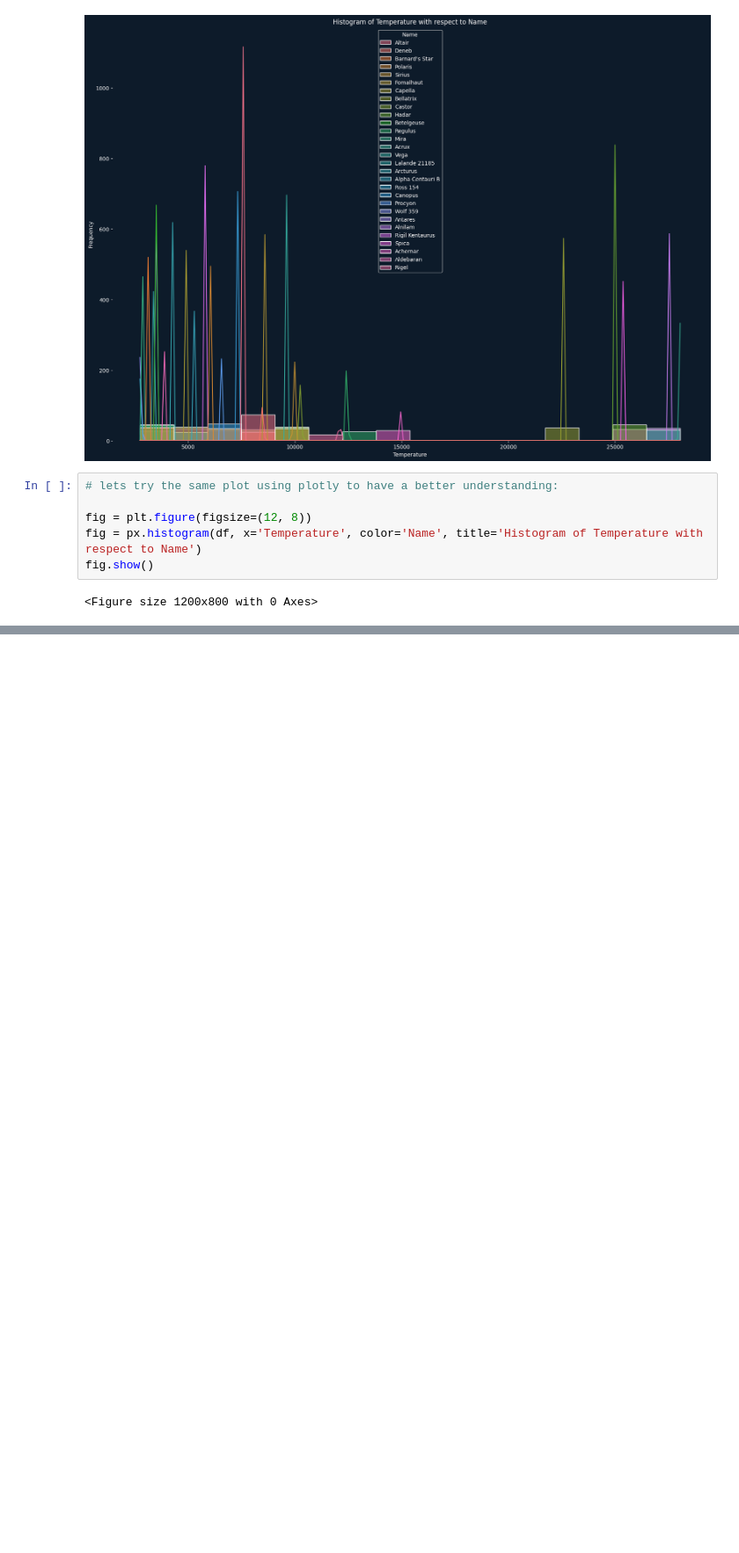
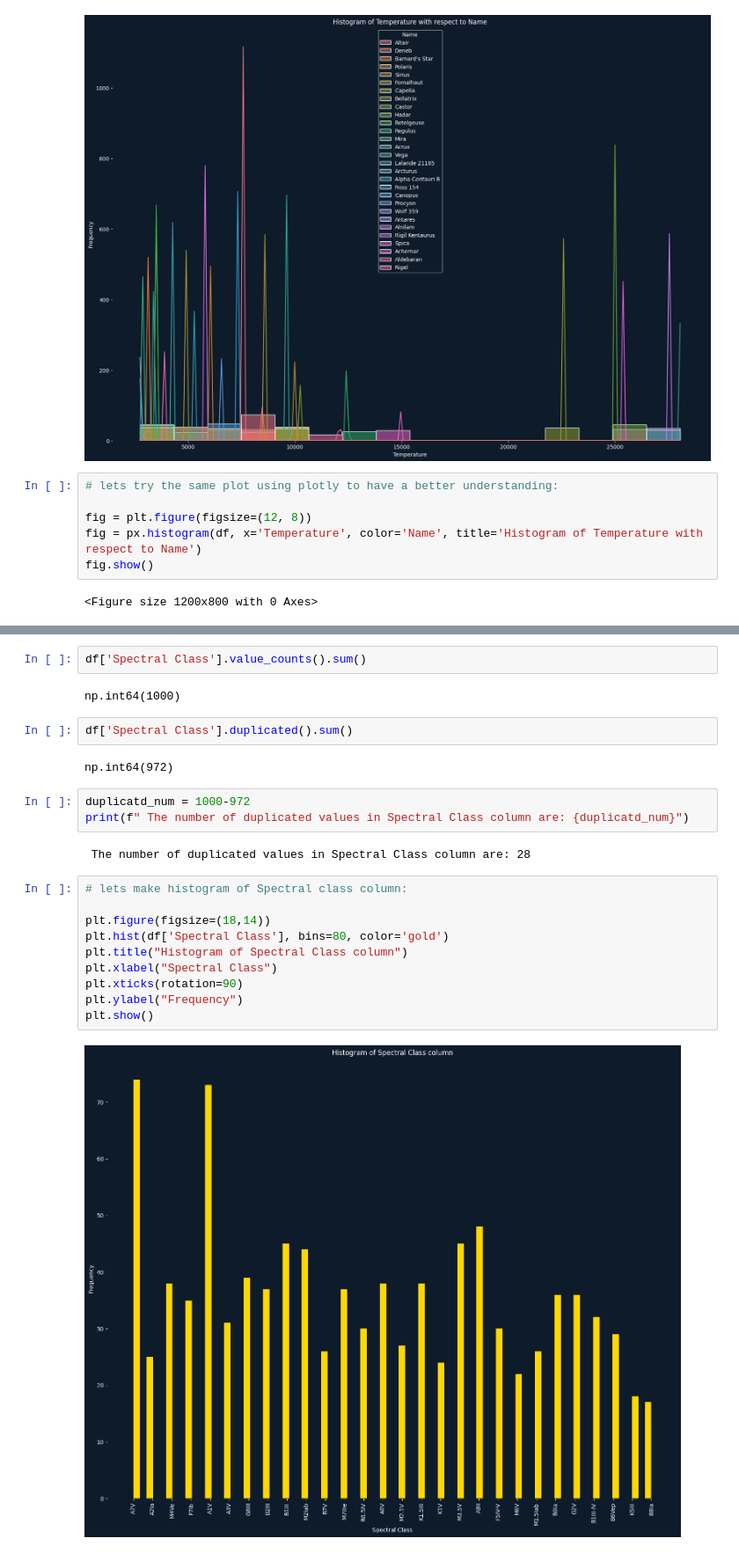
Before and after one commit to faizan-yousaf/Stellar_Insight, a Jupyter notebook: stars.ipynb, the cells around one changed output, grey strips where cells are left out. Shown at 88% size. Drawn from its saved outputs; the diff is of its cells as text; blank space fills up the shorter version.

Commit message:
UPDATE: started the analysis of Spectral Class column

```diff
--- a/stars.ipynb
+++ b/stars.ipynb
@@ -901,0 +908,25 @@ fig.show()
+# %%
+df['Spectral Class'].value_counts().sum()
+# %% [output]
+np.int64(1000)
+# %%
+df['Spectral Class'].duplicated().sum()
+# %% [output]
+np.int64(972)
+# %%
+duplicatd_num = 1000-972
+print(f" The number of duplicated values in Spectral Class column are: {duplicatd_num}")
+# %% [output]
+ The number of duplicated values in Spectral Class column are: 28
+# %%
+# lets make histogram of Spectral class column:
+
+plt.figure(figsize=(18,14))
+plt.hist(df['Spectral Class'], bins=80, color='gold')
+plt.title("Histogram of Spectral Class column")
+plt.xlabel("Spectral Class")
+plt.xticks(rotation=90)
+plt.ylabel("Frequency")
+plt.show()
+# %% [output]
+[figure, added]
```
Also changed, not shown: parts of 20 cells of this notebook.
